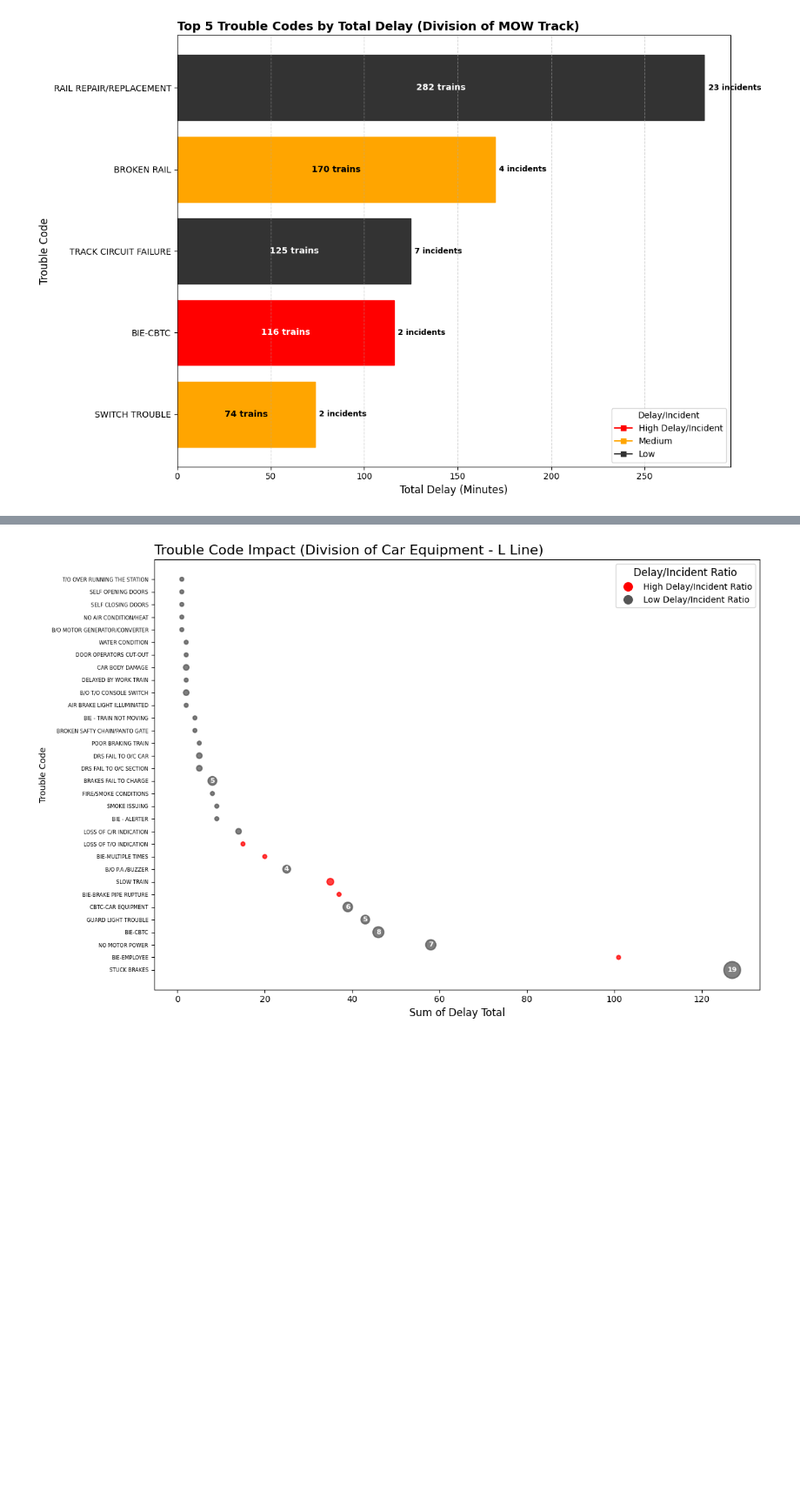
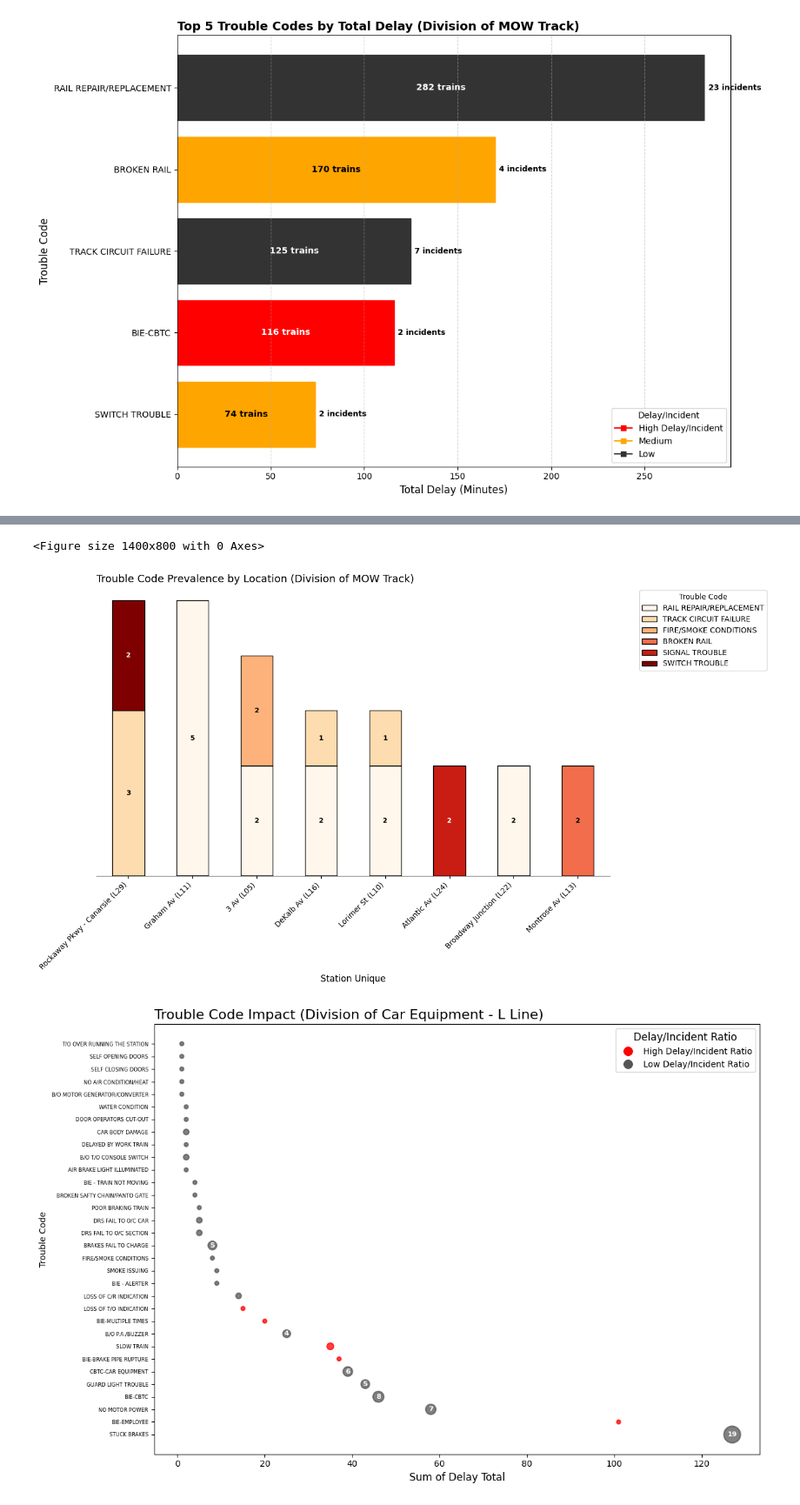
Before and after one commit to hawa1983/SD, a Jupyter notebook: 2024_L_Line_Review.ipynb, the cells around one changed output, grey strips where cells are left out. Shown at 87% size. Cells and saved outputs as stored; diff of their text form; code cells hidden in the pictures; blank space fills up the shorter version.

```diff
--- a/2024_L_Line_Review.ipynb
+++ b/2024_L_Line_Review.ipynb
@@ -893,18 +824,4 @@ plt.show()
 # %%
-import pandas as pd
-import matplotlib.pyplot as plt
-import matplotlib.colors as mcolors
-
-# Read the file
-data = pd.read_csv(file_path)
-
-# Ensure 'Date' column is in datetime format
-data['Date'] = pd.to_datetime(data['Date'], errors='coerce')
-
-# ----------------------------------------------
-
-# # Define train line
-train_line = "Q"  # Change as needed
 charge_department = 'Division of MOW Track'
 
 # Filter the data for the specified conditions
@@ -934,33 +851,36 @@ ax = stacked_data.plot(kind='bar', stacked=True, figsize=(14, 8), colormap='OrRd
 for bar in ax.patches:
     height = bar.get_height()
     if height > 0:  # Annotate all segments, even those <= 1
         x = bar.get_x() + bar.get_width() / 2
         y = bar.get_y() + height / 2
         bar_color = bar.get_facecolor()
 
         # Determine annotation color based on contrast
         r, g, b, _ = mcolors.to_rgba(bar_color)
         brightness = (r * 0.299 + g * 0.587 + b * 0.114)
         text_color = 'white' if brightness < 0.5 else 'black'
 
         ax.text(x, y, int(height), ha='center', va='center', fontsize=9, color=text_color, fontweight='bold')
 
 # Customize plot labels and legend
 plt.title(f'Trouble Code Prevalence by Location ({charge_department})', fontsize=14, loc='left', fontweight='regular')
 plt.xlabel('Station Unique', fontsize=12)
 plt.ylabel('Number of Incidents', fontsize=12)
 plt.xticks(rotation=45, ha='right', fontsize=10)
 plt.legend(title='Trouble Code', bbox_to_anchor=(1.05, 1), loc='upper left')
 
 # Remove unnecessary borders and y-axis for a cleaner look
 ax.spines['top'].set_visible(False)
 ax.spines['right'].set_visible(False)
 ax.spines['left'].set_visible(False)
 ax.get_yaxis().set_visible(False)
 
 # Adjust layout
 plt.tight_layout()
 plt.show()
+# %% [output]
+<Figure size 1400x800 with 0 Axes>
+[figure, added]
 # %%
 import pandas as pd
 import matplotlib.pyplot as plt
```
Also changed, not shown: parts of 5 cells of this notebook.
